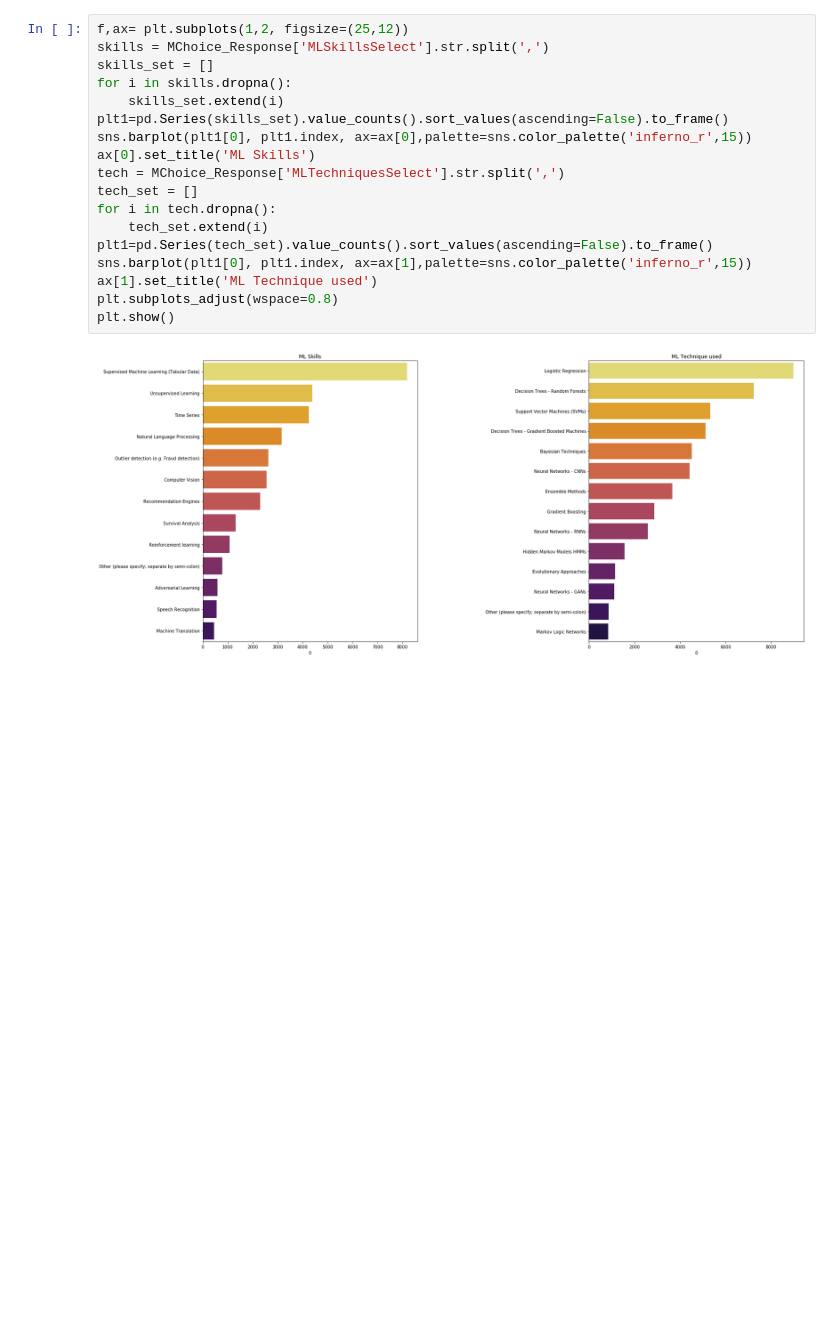
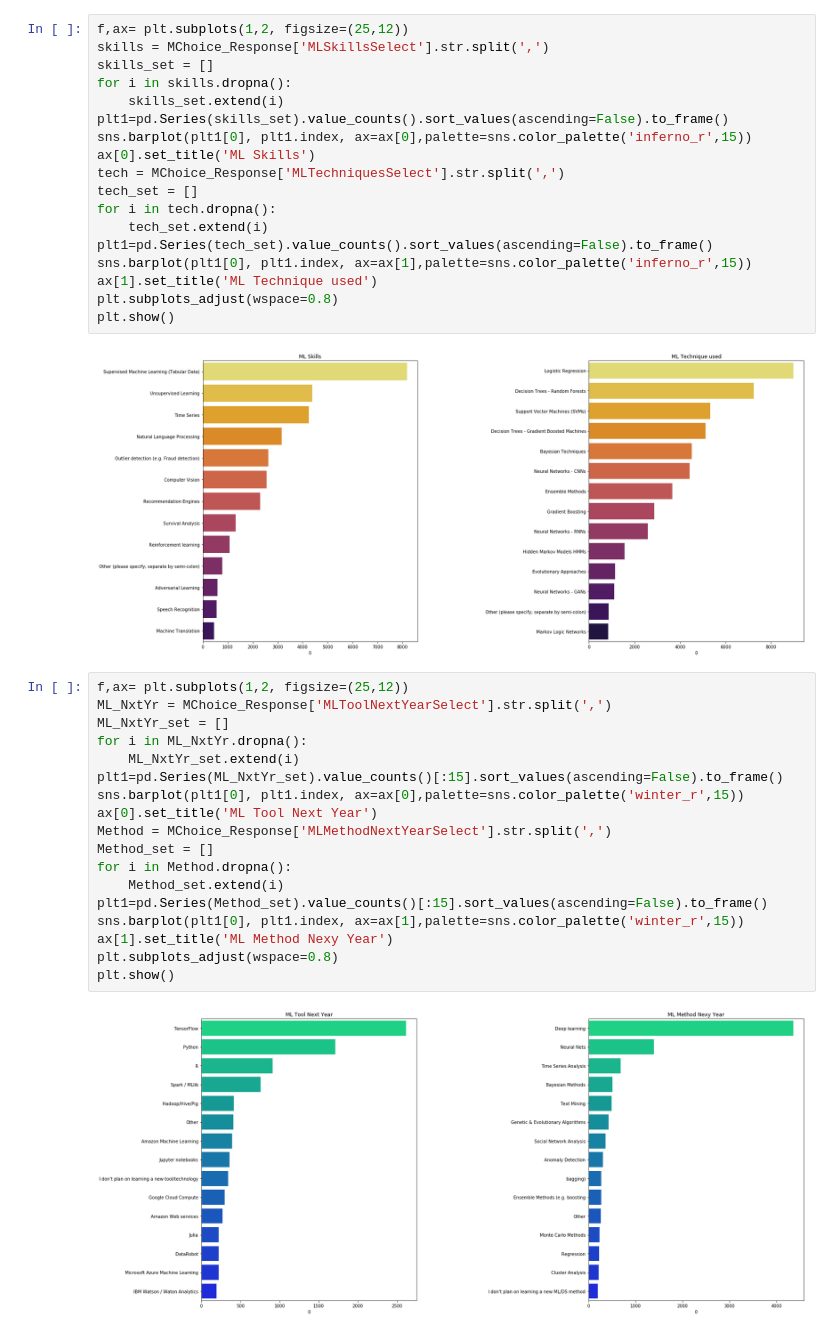
Before and after one commit to ArshadKhurshid/DataScience-Survey, a Jupyter notebook: ML_Kaggle_DS_Survey.ipynb, the cells around one changed output. Drawn from its saved outputs; the diff is of its cells as text; blank space fills up the shorter version.

```diff
--- a/ML_Kaggle_DS_Survey.ipynb
+++ b/ML_Kaggle_DS_Survey.ipynb
@@ -301,3 +301,23 @@ plt.subplots_adjust(wspace=0.8)
 plt.show()
 # %% [output]
 [figure]
+# %%
+f,ax= plt.subplots(1,2, figsize=(25,12))
+ML_NxtYr = MChoice_Response['MLToolNextYearSelect'].str.split(',')
+ML_NxtYr_set = []
+for i in ML_NxtYr.dropna():
+    ML_NxtYr_set.extend(i)
+plt1=pd.Series(ML_NxtYr_set).value_counts()[:15].sort_values(ascending=False).to_frame()
+sns.barplot(plt1[0], plt1.index, ax=ax[0],palette=sns.color_palette('winter_r',15))
+ax[0].set_title('ML Tool Next Year')
+Method = MChoice_Response['MLMethodNextYearSelect'].str.split(',')
+Method_set = []
+for i in Method.dropna():
+    Method_set.extend(i)
+plt1=pd.Series(Method_set).value_counts()[:15].sort_values(ascending=False).to_frame()
+sns.barplot(plt1[0], plt1.index, ax=ax[1],palette=sns.color_palette('winter_r',15))
+ax[1].set_title('ML Method Nexy Year')
+plt.subplots_adjust(wspace=0.8)
+plt.show()
+# %% [output]
+[figure, added]
```
Also changed, not shown: parts of 1 cell of this notebook.
